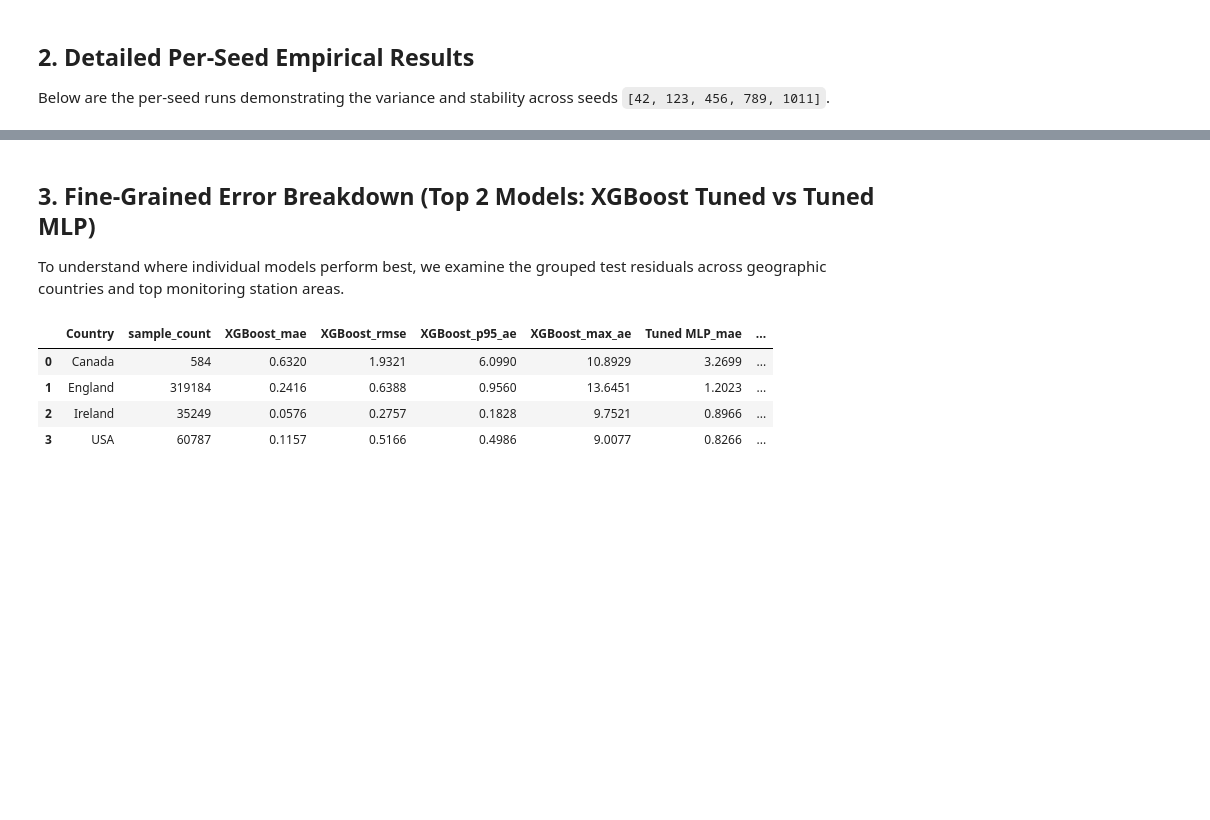
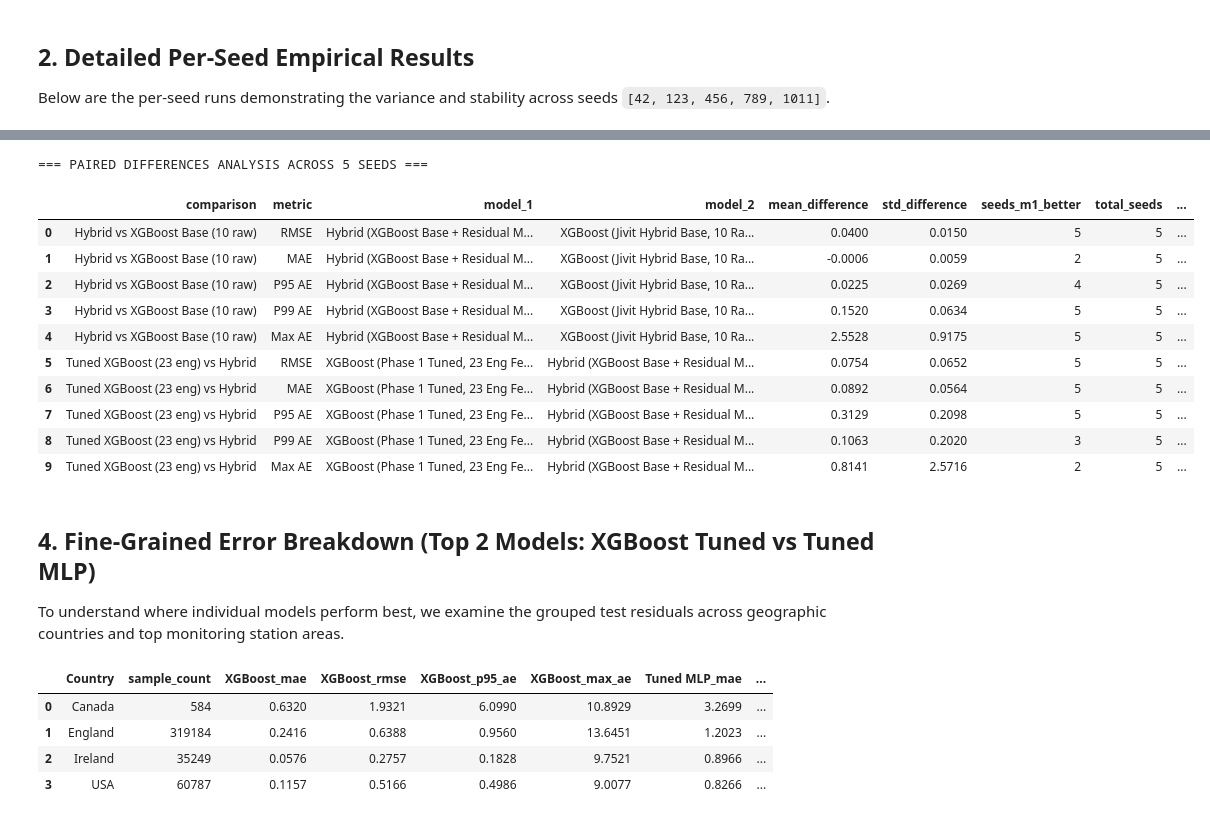
Before and after one commit to Taj-2005/water_quality_prediction, a Jupyter notebook: notebooks/10_final_comparison.ipynb, the cells around one changed output, grey strips where cells are left out. Drawn from its saved outputs; the diff is of its cells as text; code cells hidden in the pictures; blank space fills up the shorter version.

```diff
--- a/notebooks/10_final_comparison.ipynb
+++ b/notebooks/10_final_comparison.ipynb
@@ -151,5 +164,22 @@ display(ctrl_raw)
+# %%
+df_paired = pd.read_csv(REPORTS / "paired_differences.csv")
+print("=== PAIRED DIFFERENCES ANALYSIS ACROSS 5 SEEDS ===")
+display(df_paired)
+# %% [output]
+=== PAIRED DIFFERENCES ANALYSIS ACROSS 5 SEEDS ===
+|  | comparison | metric | model_1 | model_2 | mean_difference | std_difference | seeds_m1_better | total_seeds | ... |
+| 0 | Hybrid vs XGBoost Base (10 raw) | RMSE | Hybrid (XGBoost Base + Residual M... | XGBoost (Jivit Hybrid Base, 10 Ra... | 0.0400 | 0.0150 | 5 | 5 | ... |
+| 1 | Hybrid vs XGBoost Base (10 raw) | MAE | Hybrid (XGBoost Base + Residual M... | XGBoost (Jivit Hybrid Base, 10 Ra... | -0.0006 | 0.0059 | 2 | 5 | ... |
+| 2 | Hybrid vs XGBoost Base (10 raw) | P95 AE | Hybrid (XGBoost Base + Residual M... | XGBoost (Jivit Hybrid Base, 10 Ra... | 0.0225 | 0.0269 | 4 | 5 | ... |
+| 3 | Hybrid vs XGBoost Base (10 raw) | P99 AE | Hybrid (XGBoost Base + Residual M... | XGBoost (Jivit Hybrid Base, 10 Ra... | 0.1520 | 0.0634 | 5 | 5 | ... |
+| 4 | Hybrid vs XGBoost Base (10 raw) | Max AE | Hybrid (XGBoost Base + Residual M... | XGBoost (Jivit Hybrid Base, 10 Ra... | 2.5528 | 0.9175 | 5 | 5 | ... |
+| 5 | Tuned XGBoost (23 eng) vs Hybrid | RMSE | XGBoost (Phase 1 Tuned, 23 Eng Fe... | Hybrid (XGBoost Base + Residual M... | 0.0754 | 0.0652 | 5 | 5 | ... |
+| 6 | Tuned XGBoost (23 eng) vs Hybrid | MAE | XGBoost (Phase 1 Tuned, 23 Eng Fe... | Hybrid (XGBoost Base + Residual M... | 0.0892 | 0.0564 | 5 | 5 | ... |
+| 7 | Tuned XGBoost (23 eng) vs Hybrid | P95 AE | XGBoost (Phase 1 Tuned, 23 Eng Fe... | Hybrid (XGBoost Base + Residual M... | 0.3129 | 0.2098 | 5 | 5 | ... |
+| 8 | Tuned XGBoost (23 eng) vs Hybrid | P99 AE | XGBoost (Phase 1 Tuned, 23 Eng Fe... | Hybrid (XGBoost Base + Residual M... | 0.1063 | 0.2020 | 3 | 5 | ... |
+| 9 | Tuned XGBoost (23 eng) vs Hybrid | Max AE | XGBoost (Phase 1 Tuned, 23 Eng Fe... | Hybrid (XGBoost Base + Residual M... | 0.8141 | 2.5716 | 2 | 5 | ... |
 # %% [markdown]
-## 3. Fine-Grained Error Breakdown (Top 2 Models: XGBoost Tuned vs Tuned MLP)
+## 4. Fine-Grained Error Breakdown (Top 2 Models: XGBoost Tuned vs Tuned MLP)
 
 To understand where individual models perform best, we examine the grouped test residuals across geographic countries and top monitoring station areas.
 # %%
```
Also changed, not shown: parts of 9 cells of this notebook, 9 other files.
